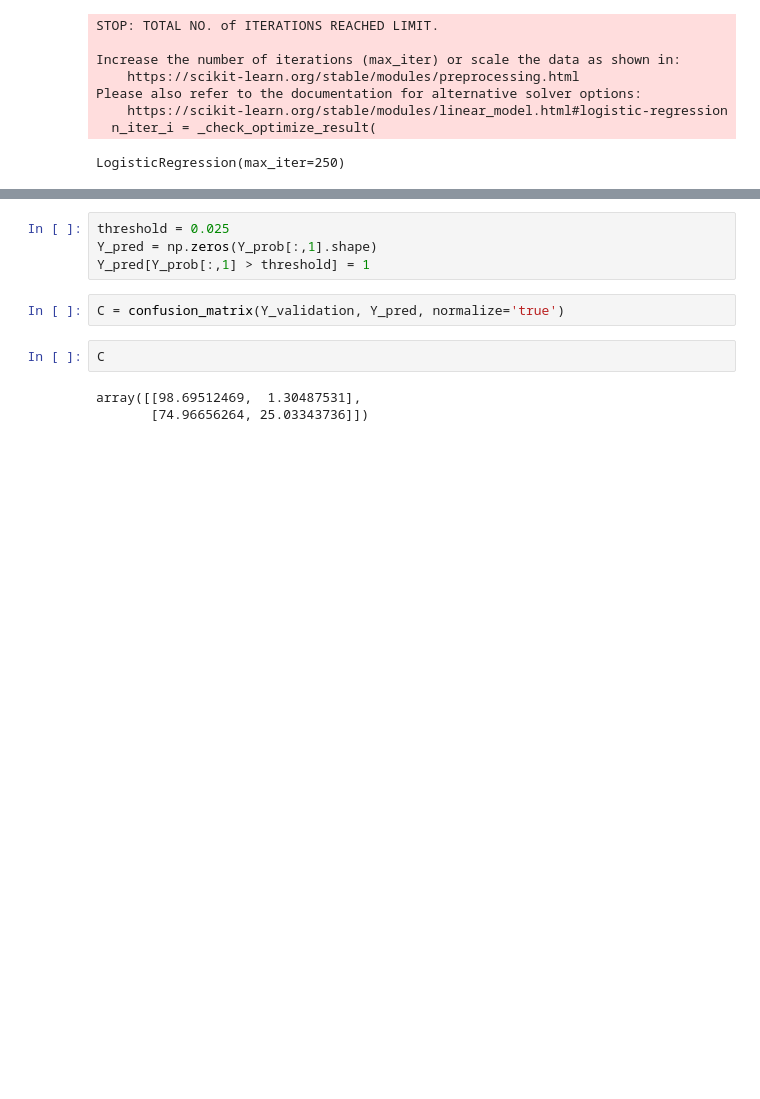
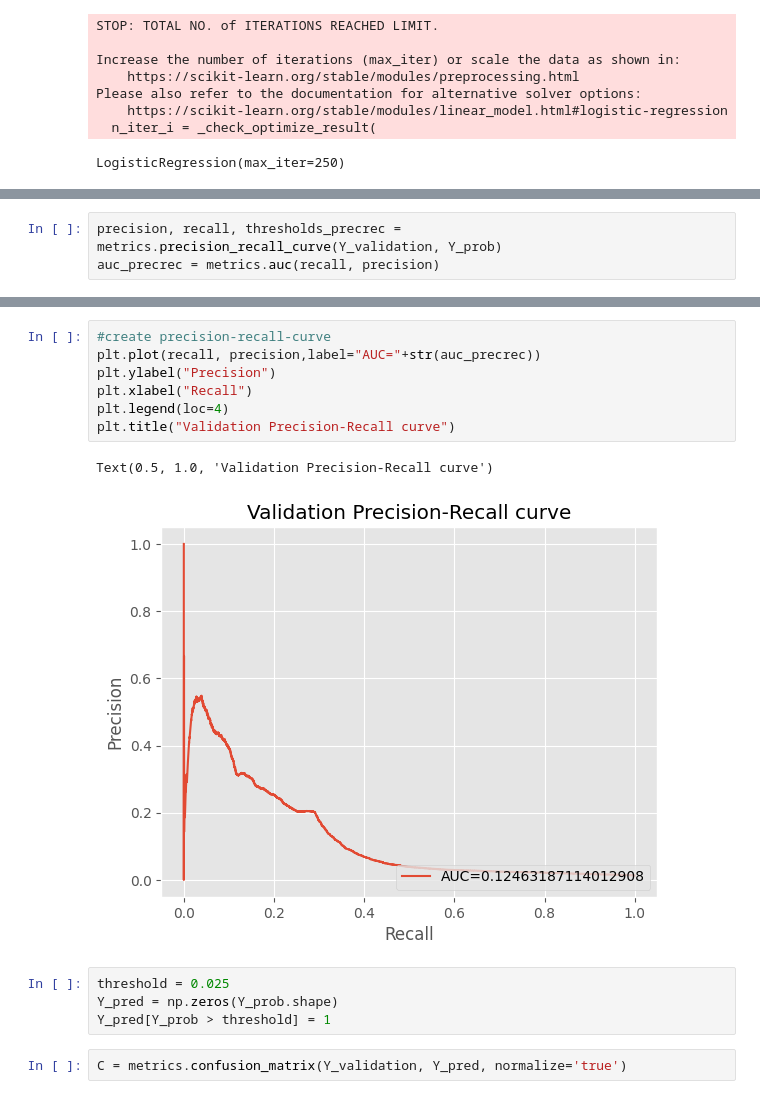
Before and after one commit to uhernando002/zrive-ds, a Jupyter notebook: src/module_3/module_3_milestone1.ipynb, the cells around one changed output, grey strips where cells are left out. Drawn from its saved outputs; the diff is of its cells as text; blank space fills up the shorter version.

```diff
--- a/src/module_3/module_3_milestone1.ipynb
+++ b/src/module_3/module_3_milestone1.ipynb
@@ -156,0 +158,3 @@ Name: count, dtype: int64
+# %%
+precision, recall, thresholds_precrec = metrics.precision_recall_curve(Y_validation, Y_prob)
+auc_precrec = metrics.auc(recall, precision)
@@ -157,12 +177,17 @@ Name: count, dtype: int64
+# %%
+#create precision-recall-curve
+plt.plot(recall, precision,label="AUC="+str(auc_precrec))
+plt.ylabel("Precision")
+plt.xlabel("Recall")
+plt.legend(loc=4)
+plt.title("Validation Precision-Recall curve")
+# %% [output]
+Text(0.5, 1.0, 'Validation Precision-Recall curve')
+[figure, added]
 # %%
 threshold = 0.025
-Y_pred = np.zeros(Y_prob[:,1].shape)
-Y_pred[Y_prob[:,1] > threshold] = 1
+Y_pred = np.zeros(Y_prob.shape)
+Y_pred[Y_prob > threshold] = 1
 # %%
-C = confusion_matrix(Y_validation, Y_pred, normalize='true')
+C = metrics.confusion_matrix(Y_validation, Y_pred, normalize='true')
-# %%
-C
-# %% [output]
-array([[98.69512469,  1.30487531],
-       [74.96656264, 25.03343736]])
 # %%
```
Also changed, not shown: parts of 13 cells of this notebook.
